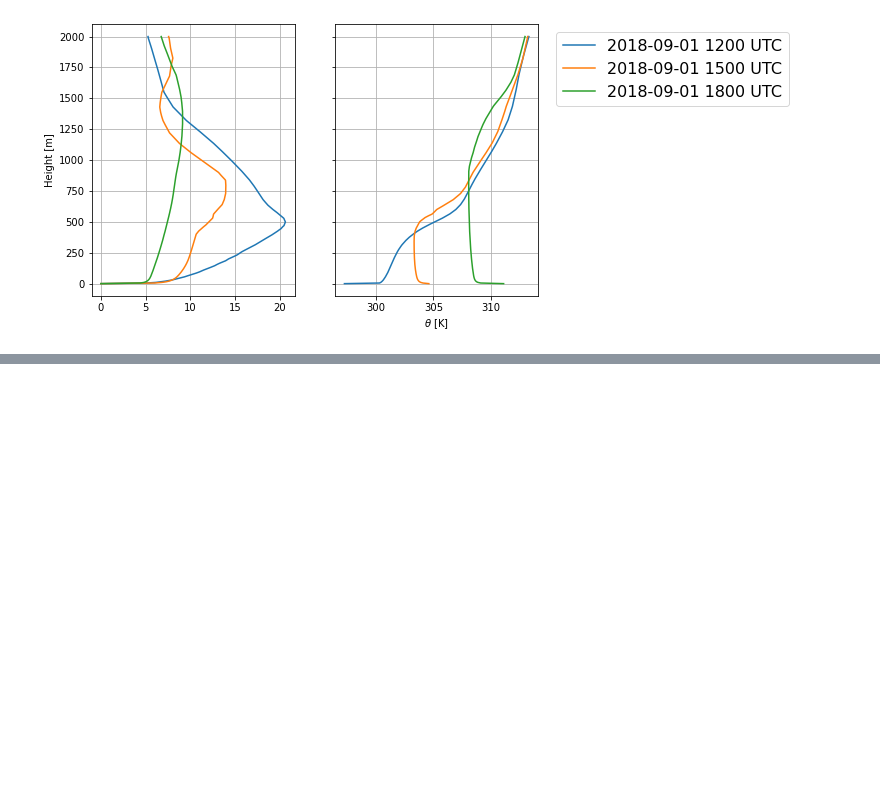
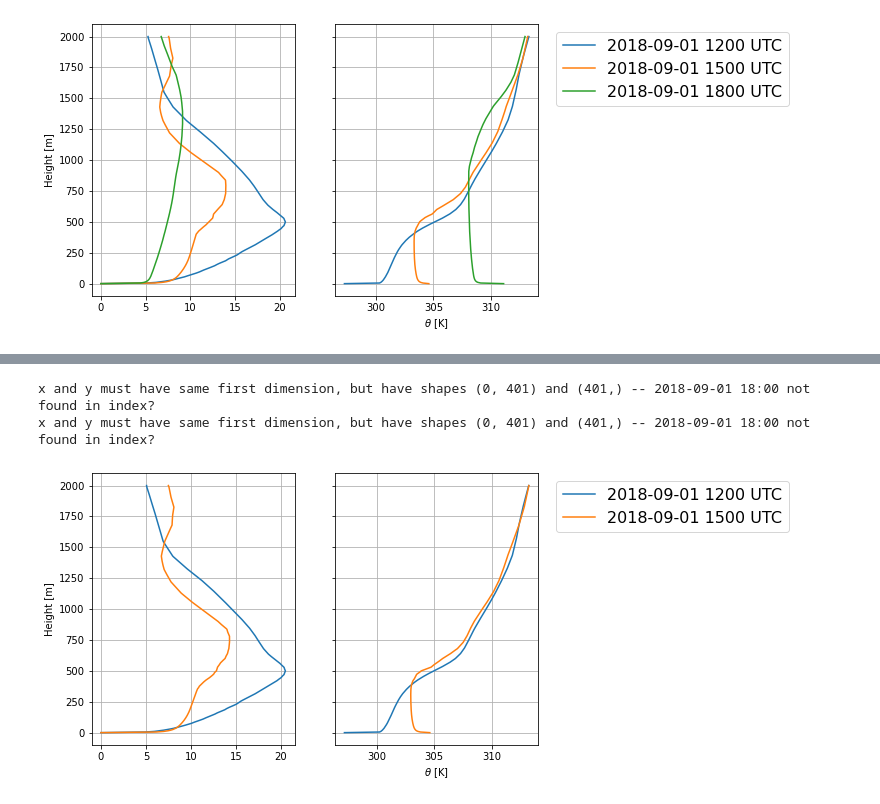
Before and after one commit to joejoeyjoseph/mmc-pnnl-j3, a Jupyter notebook: sgp/eagle/02_read_auxtend.ipynb, the cells around one changed output, grey strips where cells are left out. Drawn from its saved outputs; the diff is of its cells as text; code cells hidden in the pictures; blank space fills up the shorter version.

```diff
--- a/sgp/eagle/02_read_auxtend.ipynb
+++ b/sgp/eagle/02_read_auxtend.ipynb
@@ -194,0 +294,12 @@ fig,ax = plot_profile(
+# %%
+fig,ax = plot_profile(
+    df_0901e,
+    fields=['ws', 'theta'],
+    times=['2018-09-01 12:00', '2018-09-01 15:00', '2018-09-01 18:00'],
+    fieldlabels={'theta':r'$\theta$ [K]'},
+    showlegend=True
+)
+# %% [output]
+x and y must have same first dimension, but have shapes (0, 401) and (401,) -- 2018-09-01 18:00 not found in index?
+x and y must have same first dimension, but have shapes (0, 401) and (401,) -- 2018-09-01 18:00 not found in index?
+[figure, added]
```
Also changed, not shown: parts of 11 cells of this notebook, 1 other file.
